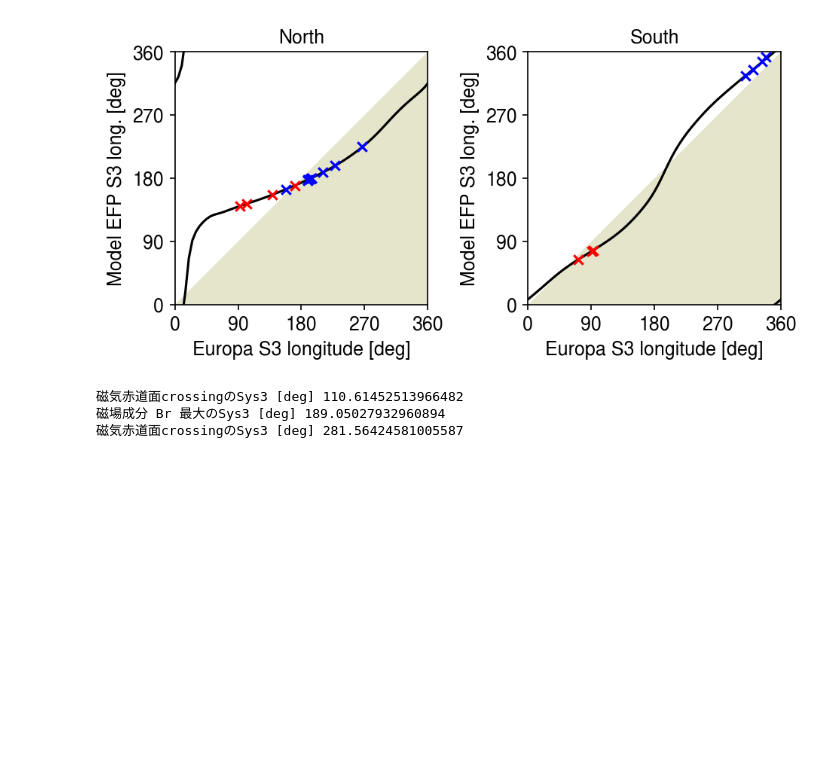
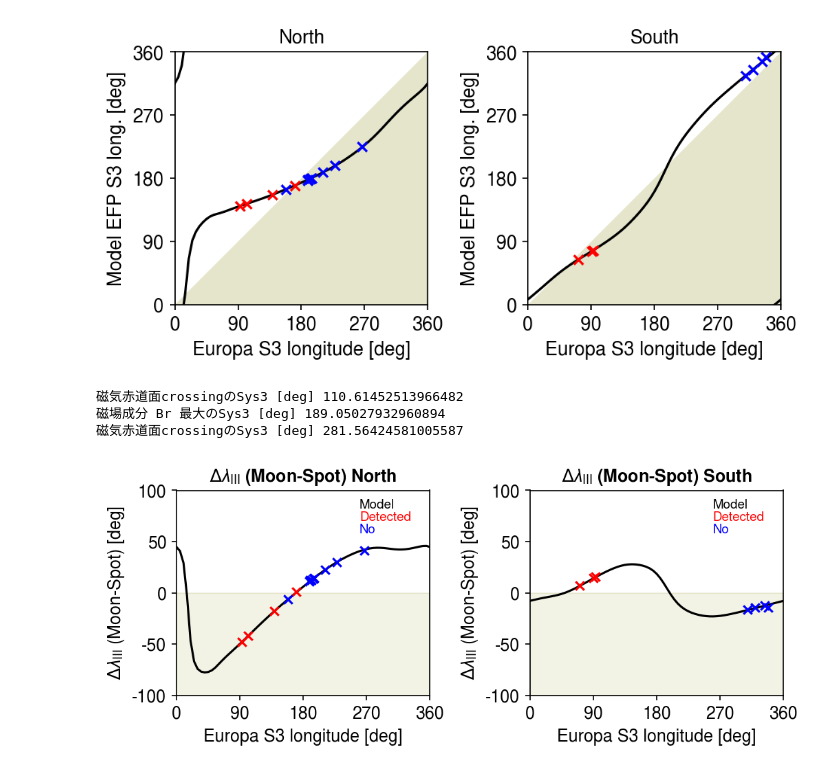
Before and after one commit to ShinnosukeSatoh/HST_Jupiter_footprints_dms, a Jupyter notebook: System3_comparison.ipynb, the cells around one changed output. Saved outputs shown, nothing was run; the diff lists cells and outputs as text; code cells hidden in the pictures; blank space fills up the shorter version.

Commit message:
Plot coordinate imodified  (abs to  diff)

```diff
--- a/System3_comparison.ipynb
+++ b/System3_comparison.ipynb
@@ -211,0 +211,75 @@ print('磁気赤道面crossingのSys3 [deg]', degs[arg])
+# %%
+# 北半球
+wlonN = copy.copy(satovalN.wlon)
+euwlonN = copy.copy(satovalN.euwlon)
+euwlonN[0:3] += -360
+
+# 南半球
+wlonS = copy.copy(satovalS.wlon)
+euwlonS = copy.copy(satovalS.euwlon)
+euwlonS[-2:] += 360
+
+fontsize = 12
+fig, ax = plt.subplots(1,2,figsize=(7,3),dpi=150)
+# ax[0].set_aspect('equal')
+ax[0].set_title('$\\Delta\\lambda_{\\mathrm{III}}$ (Moon-Spot) North', weight='bold', fontsize=fontsize)
+ax[0].text(260, 82, 'Model', size=fontsize*0.75)
+ax[0].text(260, 82-12, 'Detected', color='r', size=fontsize*0.75)
+ax[0].text(260, 82-12*2, 'No', color='b', size=fontsize*0.75)
+ax[0].set_xlabel('Europa S3 longitude [deg]', fontsize=fontsize)
+ax[0].set_ylabel('$\\Delta\\lambda_{\\mathrm{III}}$ (Moon-Spot) [deg]', fontsize=fontsize)
+ax[0].set_xlim(0,360)
+ax[0].set_ylim(-100,100)
+ax[0].set_xticks(np.linspace(0,360,5))
+ax[0].set_xticklabels(np.linspace(0,360,5,dtype=int))
+ax[0].set_yticks(np.linspace(-100,100,5))
+ax[0].set_yticklabels(np.linspace(-100,100,5,dtype=int))
+ax[0].tick_params(axis='x', labelsize=fontsize)
+ax[0].tick_params(axis='y', labelsize=fontsize)
+ax[0].plot(wlonN, -(euwlonN-wlonN), color='k', zorder=0.5)
+
+for i in range(OBS_s3moonN.size):
+    ax[0].scatter(OBS_s3moonN[i], -(OBS_s3efpN[i]-OBS_s3moonN[i]), marker='x', color='r', zorder=1)
+for i in range(NO_s3moonN.size):
+    ax[0].scatter(NO_s3moonN[i], -(NO_s3efpN[i]-NO_s3moonN[i]), marker='x', color='b', zorder=1)
+ax[0].axhspan(-100, 0, color='olive', alpha=0.10, zorder=0.1)
+
+#ax1 = ax[0].twinx()
+#ax1.set_ylabel('$B_r$ [nT]')
+#ax1.plot(np.degrees(2*np.pi-phi),Br, color='gray', zorder=0.5)
+
+# ax[0].set_box_aspect(1)
+
+# ax[1].set_aspect('equal')
+ax[1].set_title('$\\Delta\\lambda_{\\mathrm{III}}$ (Moon-Spot) South', weight='bold', fontsize=fontsize)
+ax[1].text(260, 82, 'Model', size=fontsize*0.75)
+ax[1].text(260, 82-12, 'Detected', color='r', size=fontsize*0.75)
+ax[1].text(260, 82-12*2, 'No', color='b', size=fontsize*0.75)
+ax[1].set_xlabel('Europa S3 longitude [deg]', fontsize=fontsize)
+ax[1].set_ylabel('$\\Delta\\lambda_{\\mathrm{III}}$ (Moon-Spot) [deg]', fontsize=fontsize)
+ax[1].set_xlim(0,360)
+ax[1].set_ylim(-100,100)
+ax[1].set_xticks(np.linspace(0,360,5))
+ax[1].set_xticklabels(np.linspace(0,360,5,dtype=int))
+ax[1].set_yticks(np.linspace(-100,100,5))
+ax[1].set_yticklabels(np.linspace(-100,100,5,dtype=int))
+ax[1].tick_params(axis='x', labelsize=fontsize)
+ax[1].tick_params(axis='y', labelsize=fontsize)
+ax[1].plot(wlonS, -(euwlonS-wlonS), color='k', zorder=0.5)
+
+for i in range(OBS_s3moonS.size):
+    ax[1].scatter(OBS_s3moonS[i], -(OBS_s3efpS[i]-OBS_s3moonS[i]), marker='x', color='r', zorder=1)
+for i in range(NO_s3moonS.size):
+    ax[1].scatter(NO_s3moonS[i], -(NO_s3efpS[i]-NO_s3moonS[i]), marker='x', color='b', zorder=1)
+ax[1].axhspan(-100, 0, color='olive', alpha=0.10, zorder=0.1)
+
+#ax1 = ax[1].twinx()
+#ax1.set_ylabel('$B_r$ [nT]')
+#ax1.plot(np.degrees(2*np.pi-phi),Br, color='gray', zorder=0.5)
+
+# ax[1].set_box_aspect(1)
+
+fig.tight_layout()
+plt.show()
+# %% [output]
+[figure, added]
```
Also changed, not shown: parts of 4 cells of this notebook, 3 other files.
